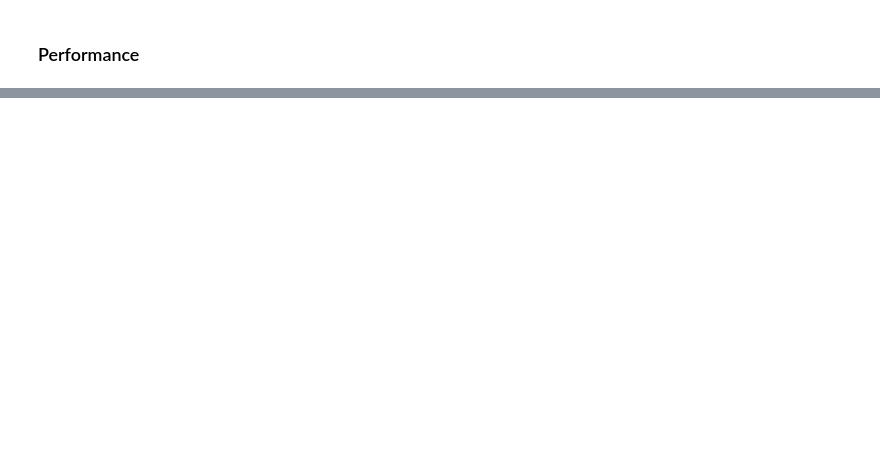
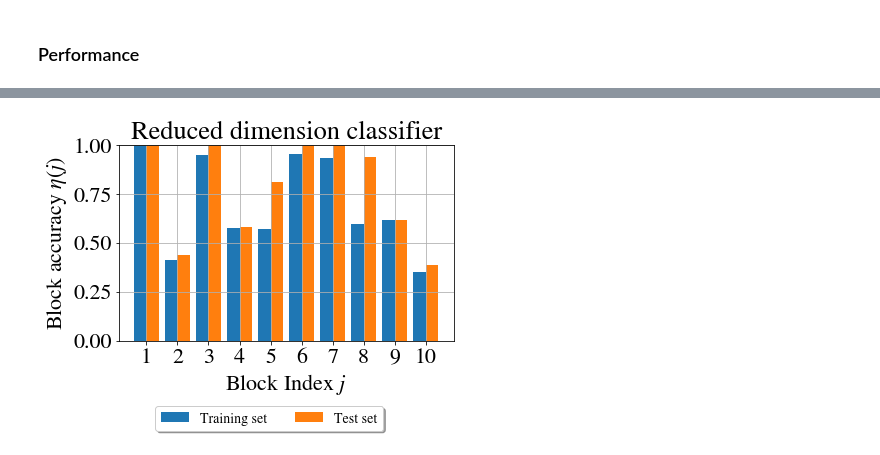
Before and after one commit to LozzaTray/Jormungandr-code, a Jupyter notebook: school-2.ipynb, the cells around one changed output, grey strips where cells are left out. Saved outputs shown, nothing was run; the diff lists cells and outputs as text; code cells hidden in the pictures; blank space fills up the shorter version.

```diff
--- a/school-2.ipynb
+++ b/school-2.ipynb
@@ -223,0 +226,4 @@ REDUCED CLASSIFIER -- Training loss: 0.647146993250104, Test loss: 0.73386787130
+# %%
+reduced_classifier.plot_accuracy_per_class(reduced_X_train, Y_train, reduced_X_test, Y_test, title="Reduced dimension classifier")
+# %% [output]
+[figure, added]
```
Also changed, not shown: parts of 18 cells of this notebook, 4 other files.
